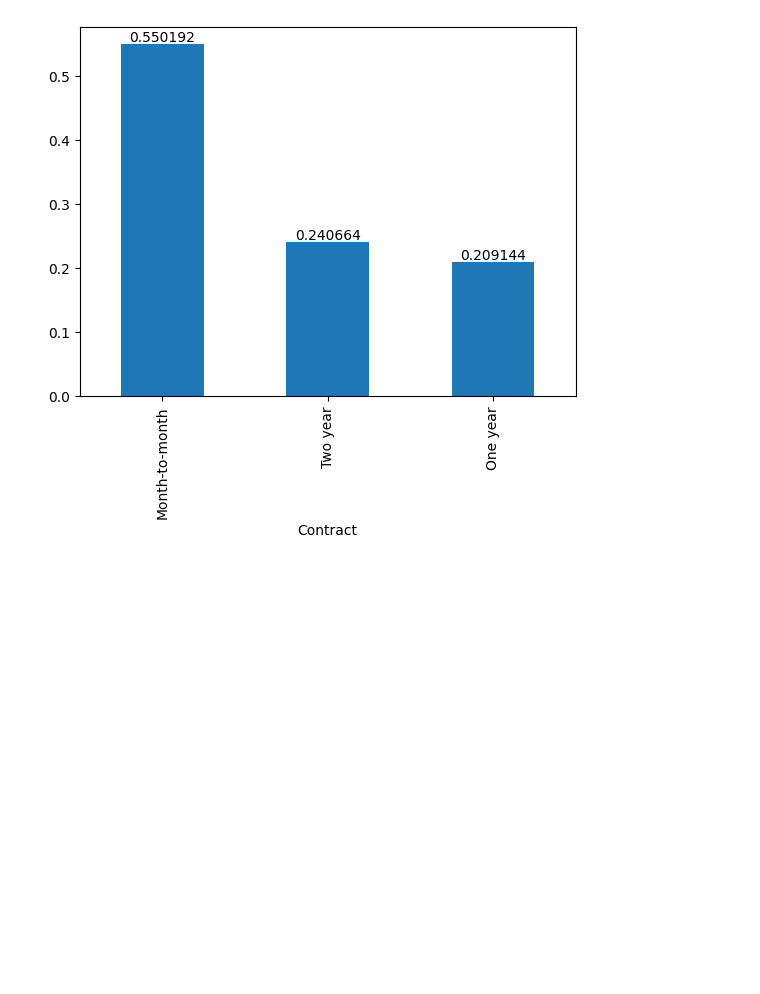
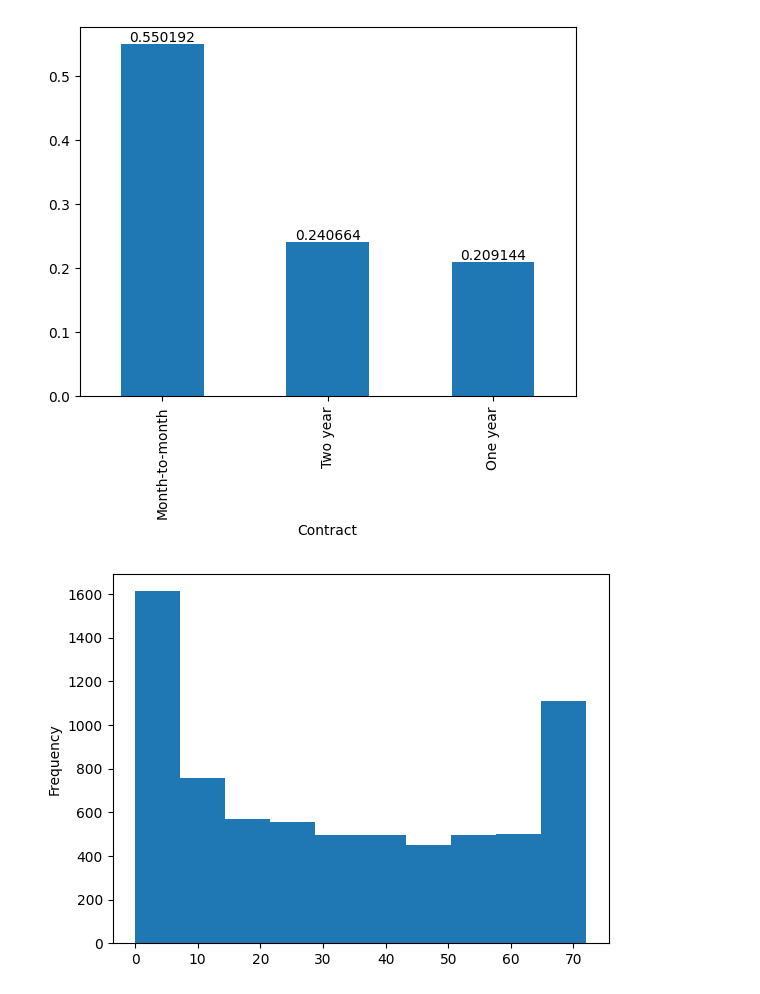
Before and after one commit to angelomedeiros/formacao-ia-analise-exploratoria-de-dados-com-panda, a Jupyter notebook: eda_churn.ipynb, the cells around one changed output. Saved outputs shown, nothing was run; the diff lists cells and outputs as text; code cells hidden in the pictures; blank space fills up the shorter version.

```diff
--- a/eda_churn.ipynb
+++ b/eda_churn.ipynb
@@ -621,3 +621,8 @@ ax.bar_label(ax.containers[0])
 # %% [output]
 [Text(0, 0, '0.550192'), Text(0, 0, '0.240664'), Text(0, 0, '0.209144')]
 [figure]
+# %%
+# Histograma do Tempo de Contrato
+ax = df_churn['tenure'].plot.hist()
+# %% [output]
+[figure, added]
```
Also changed, not shown: parts of 7 cells of this notebook.
